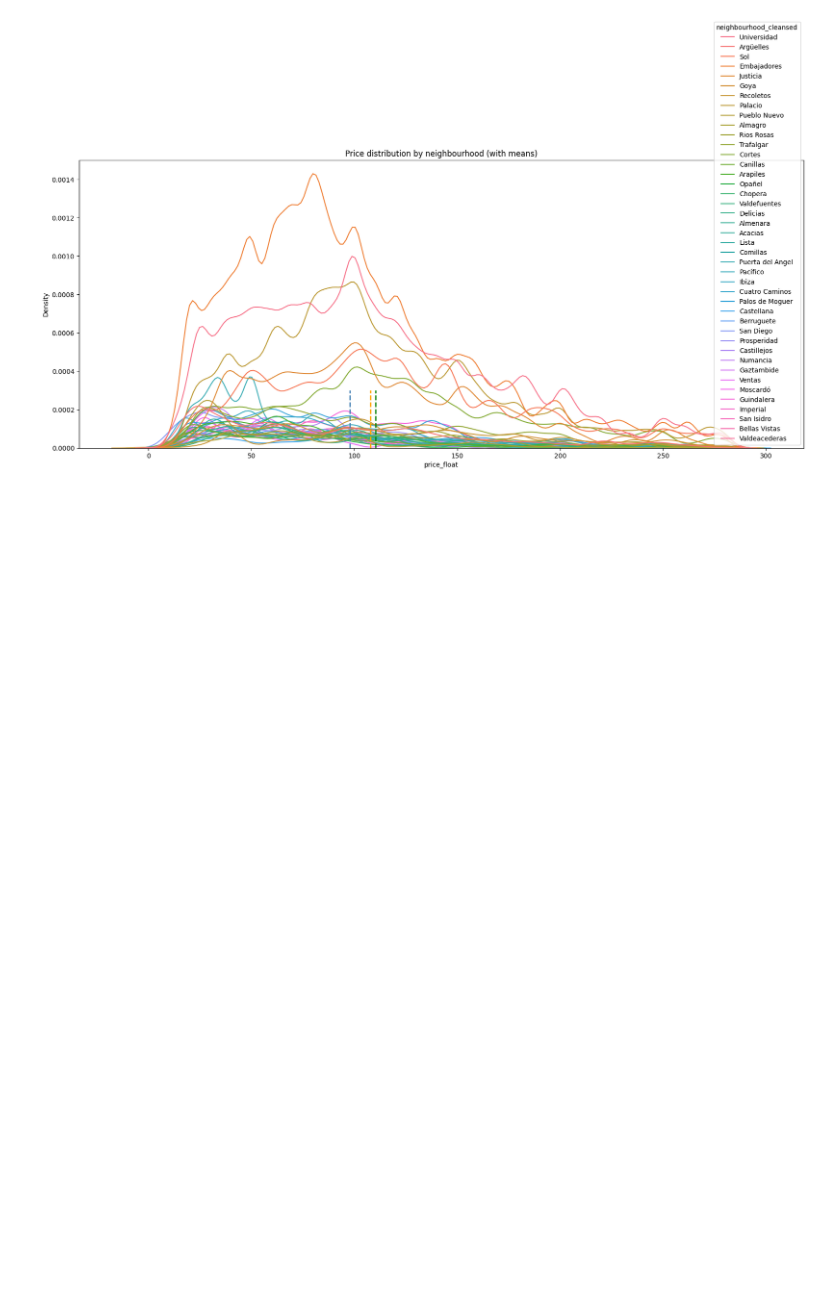
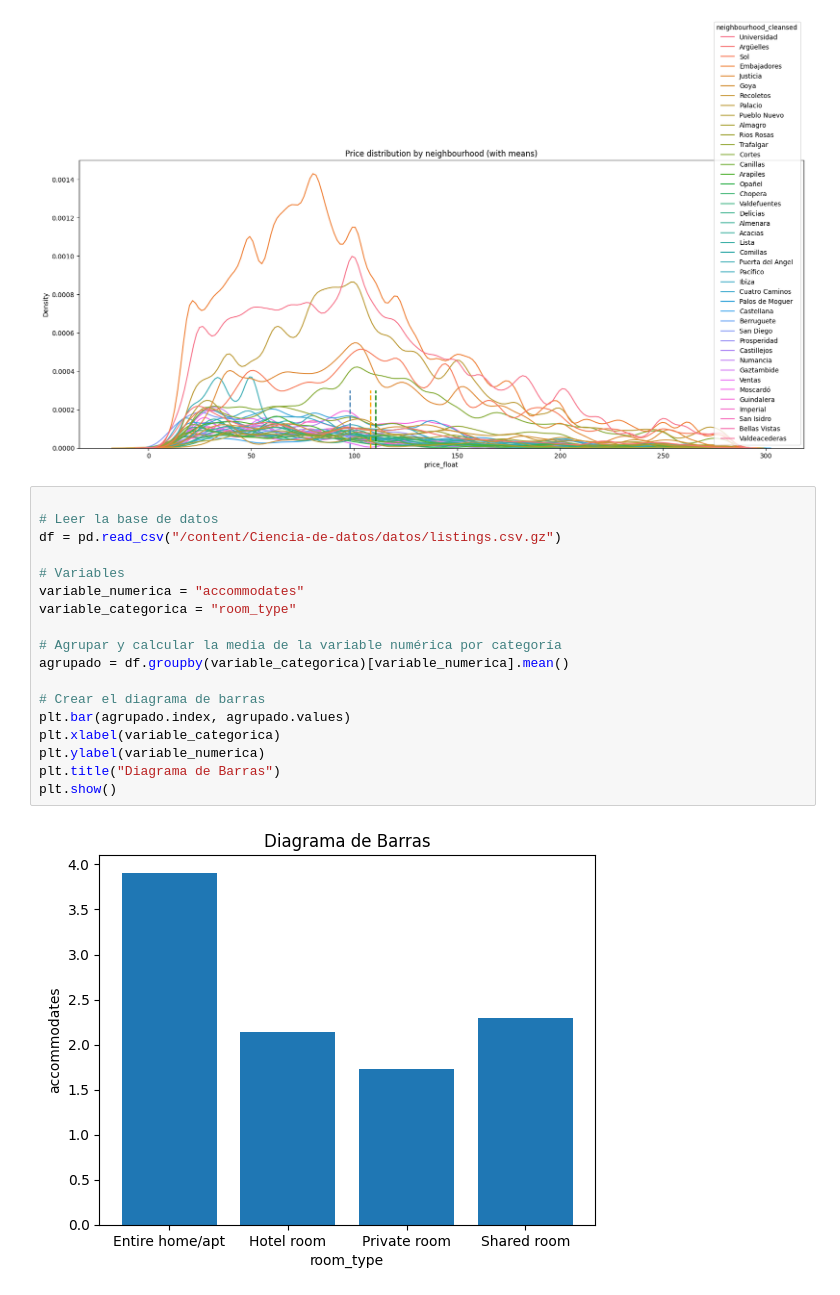
Before and after one commit to Jucavilav/Ciencia-de-datos, a Jupyter notebook: JuanCarlosAvila.ipynb, the cells around one changed output. Cells and saved outputs as stored; diff of their text form; blank space fills up the shorter version.

```diff
--- a/JuanCarlosAvila.ipynb
+++ b/JuanCarlosAvila.ipynb
@@ -260,3 +275,23 @@ plt.title("Price distribution by neighbourhood (with means)")
 plt.show()
 # %% [output]
 [figure]
+# %%
+
+# Leer la base de datos
+df = pd.read_csv("/content/Ciencia-de-datos/datos/listings.csv.gz")
+
+# Variables
+variable_numerica = "accommodates"
+variable_categorica = "room_type"
+
+# Agrupar y calcular la media de la variable numérica por categoría
+agrupado = df.groupby(variable_categorica)[variable_numerica].mean()
+
+# Crear el diagrama de barras
+plt.bar(agrupado.index, agrupado.values)
+plt.xlabel(variable_categorica)
+plt.ylabel(variable_numerica)
+plt.title("Diagrama de Barras")
+plt.show()
+# %% [output]
+[figure, added]
```
Also changed, not shown: parts of 1 cell of this notebook.
